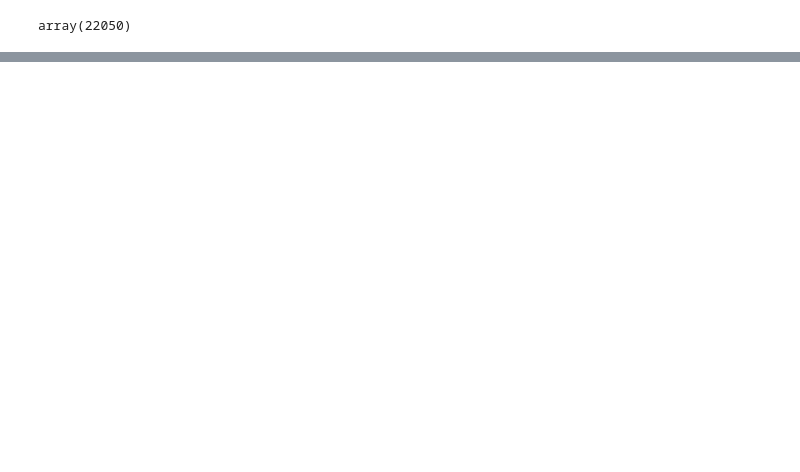
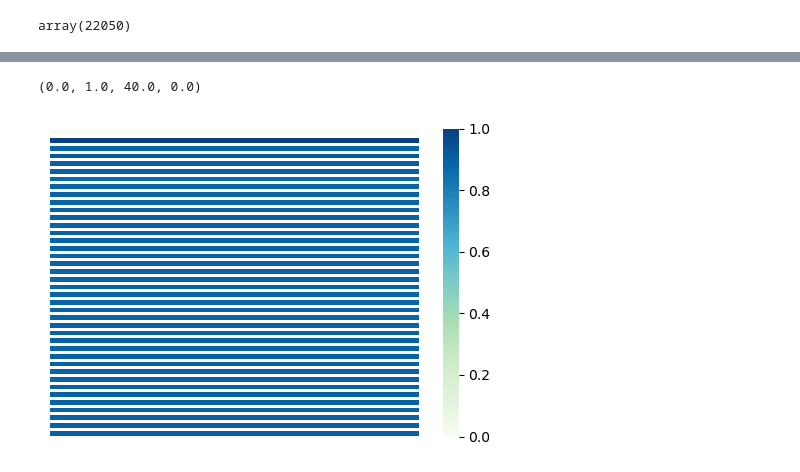
Before and after one commit to AprilHolmes7825/credit_card_fraud_project, a Jupyter notebook: audio_files_visualization.ipynb, the cells around one changed output, grey strips where cells are left out. Saved outputs shown, nothing was run; the diff lists cells and outputs as text; code cells hidden in the pictures; blank space fills up the shorter version.

```diff
--- a/audio_files_visualization.ipynb
+++ b/audio_files_visualization.ipynb
@@ -285,7 +285,7 @@ array(22050)
 print(f"n_mfcc = {n_mfcc}")
 print(f"sr = {mfcc_sample_rate}")
 
-z = librosa.feature.mfcc(X, sr = mfcc_sample_rate, n_mfcc = n_mfcc)
+z = librosa.feature.mfcc(y=X, sr = mfcc_sample_rate, n_mfcc = n_mfcc)
 for x in z:
     print(x)
 # %% [output]
@@ -298,14 +324,17 @@ mfccs
 # %%
 import seaborn as sns
 # Put this into a heatmap
 _min = np.amin(mfccs)
 _max = np.amax(mfccs)
 mfcc = (mfccs - _min) / (_max - _min)
 
 
 plt.figure(figsize = (6,4))
-sns.heatmap(mfcc, cmap = 'GnBu', linewidth = 1)
+sns.heatmap(mfcc[:, np.newaxis], cmap = 'GnBu', linewidth = 1)
 plt.axis('off')
+# %% [output]
+(0.0, 1.0, 40.0, 0.0)
+[figure, added]
 # %%
 y,sr = librosa.load(sample_file)
 print(librosa.get_duration(filename=sample_file))
```
Also changed, not shown: parts of 13 cells of this notebook.
